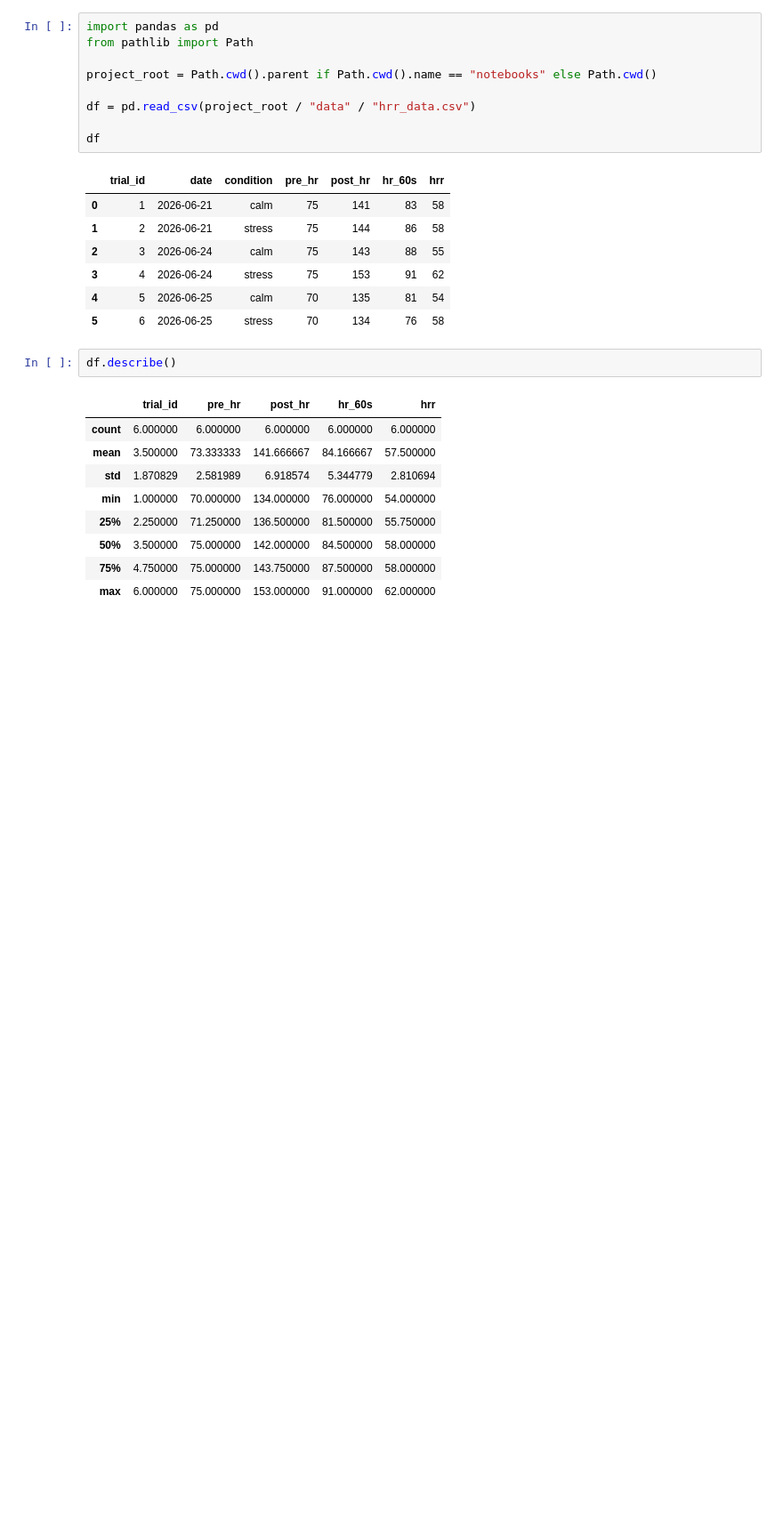
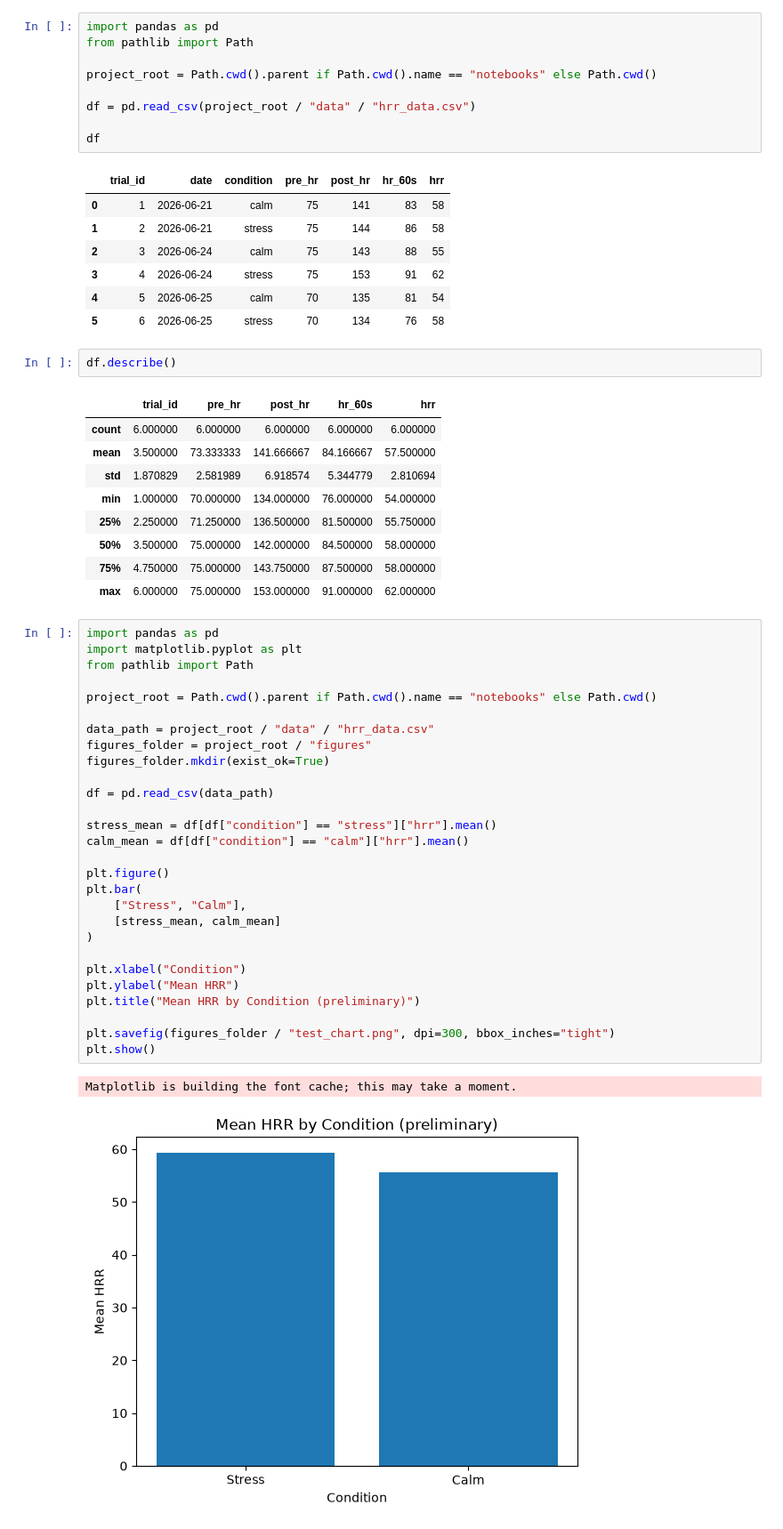
Before and after one commit to ctyy7/hrr-research-project, a Jupyter notebook: notebooks/01_create_research_table.ipynb, the cells around one changed output. Shown at 89% size. Cells and saved outputs as stored; diff of their text form; blank space fills up the shorter version.

Commit message:
Add first HRR chart

```diff
--- a/notebooks/01_create_research_table.ipynb
+++ b/notebooks/01_create_research_table.ipynb
@@ -456,3 +456,34 @@ df.describe()
 | 50% | 3.500000 | 75.000000 | 142.000000 | 84.500000 | 58.000000 |
 | 75% | 4.750000 | 75.000000 | 143.750000 | 87.500000 | 58.000000 |
 | max | 6.000000 | 75.000000 | 153.000000 | 91.000000 | 62.000000 |
+# %%
+import pandas as pd
+import matplotlib.pyplot as plt
+from pathlib import Path
+
+project_root = Path.cwd().parent if Path.cwd().name == "notebooks" else Path.cwd()
+
+data_path = project_root / "data" / "hrr_data.csv"
+figures_folder = project_root / "figures"
+figures_folder.mkdir(exist_ok=True)
+
+df = pd.read_csv(data_path)
+
+stress_mean = df[df["condition"] == "stress"]["hrr"].mean()
+calm_mean = df[df["condition"] == "calm"]["hrr"].mean()
+
+plt.figure()
+plt.bar(
+    ["Stress", "Calm"],
+    [stress_mean, calm_mean]
+)
+
+plt.xlabel("Condition")
+plt.ylabel("Mean HRR")
+plt.title("Mean HRR by Condition (preliminary)")
+
+plt.savefig(figures_folder / "test_chart.png", dpi=300, bbox_inches="tight")
+plt.show()
+# %% [output]
+Matplotlib is building the font cache; this may take a moment.
+[figure, added]
```
Also changed, not shown: 1 other file.
